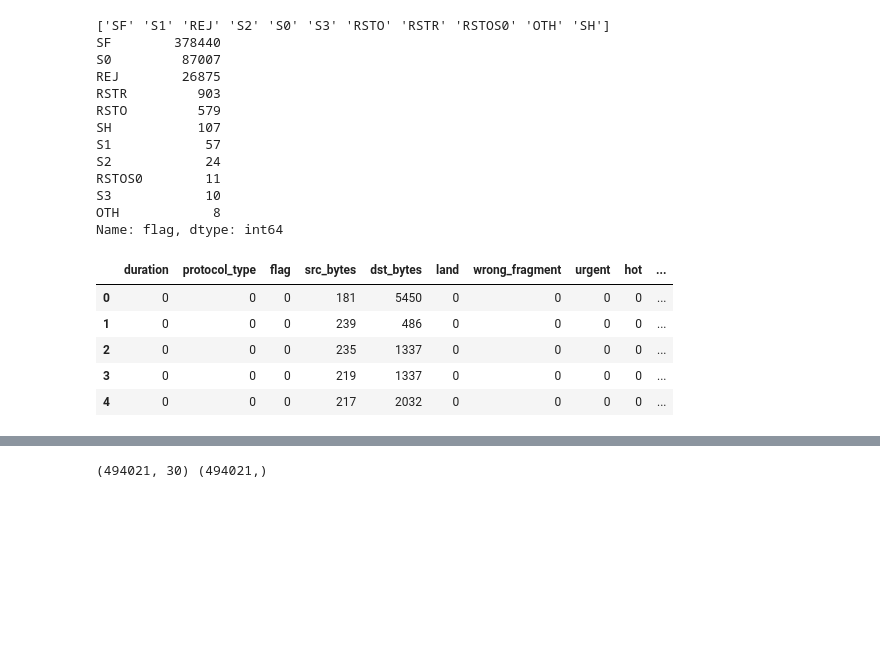
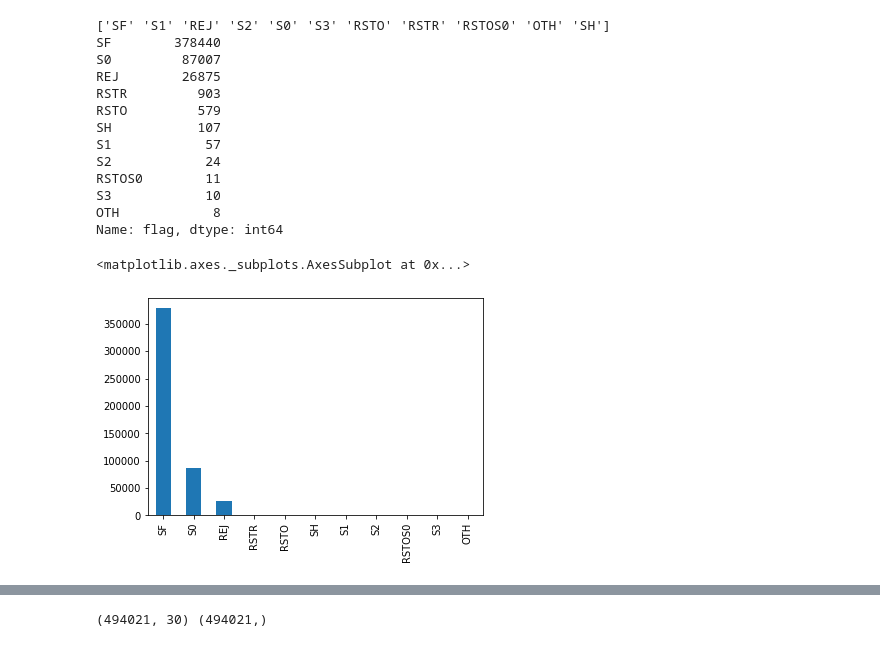
Before and after one commit to lakshaygola/Anomaly-Detection, a Jupyter notebook: Anomaly_Detection.ipynb, the cells around one changed output, grey strips where cells are left out. Cells and saved outputs as stored; diff of their text form; code cells hidden in the pictures; blank space fills up the shorter version.

```diff
--- a/Anomaly_Detection.ipynb
+++ b/Anomaly_Detection.ipynb
@@ -363,4 +359,9 @@ RSTOS0        11
 S3            10
 OTH            8
 Name: flag, dtype: int64
+# %%
+train_df['flag'].value_counts().plot(kind = 'bar')
+# %% [output]
+<matplotlib.axes._subplots.AxesSubplot at 0x...>
+[figure, added]
 # %%
@@ -368,12 +370,3 @@ flag_map = {'SF': 0, 'S0': 1, 'REJ': 3, 'RSTR': 4, 'RSTO': 5, 'SH': 6, 'S1': 7,
             'S2': 8, 'RSTOS0': 9, 'S3': 10, 'OTH': 11}
 
 train_df['flag'] = train_df['flag'].apply(lambda x: flag_map[x])
-# %%
-train_df.head()
-# %% [output]
-|  | duration | protocol_type | flag | src_bytes | dst_bytes | land | wrong_fragment | urgent | hot | ... |
-| 0 | 0 | 0 | 0 | 181 | 5450 | 0 | 0 | 0 | 0 | ... |
-| 1 | 0 | 0 | 0 | 239 | 486 | 0 | 0 | 0 | 0 | ... |
-| 2 | 0 | 0 | 0 | 235 | 1337 | 0 | 0 | 0 | 0 | ... |
-| 3 | 0 | 0 | 0 | 219 | 1337 | 0 | 0 | 0 | 0 | ... |
-| 4 | 0 | 0 | 0 | 217 | 2032 | 0 | 0 | 0 | 0 | ... |
```
Also changed, not shown: parts of 38 cells of this notebook.
